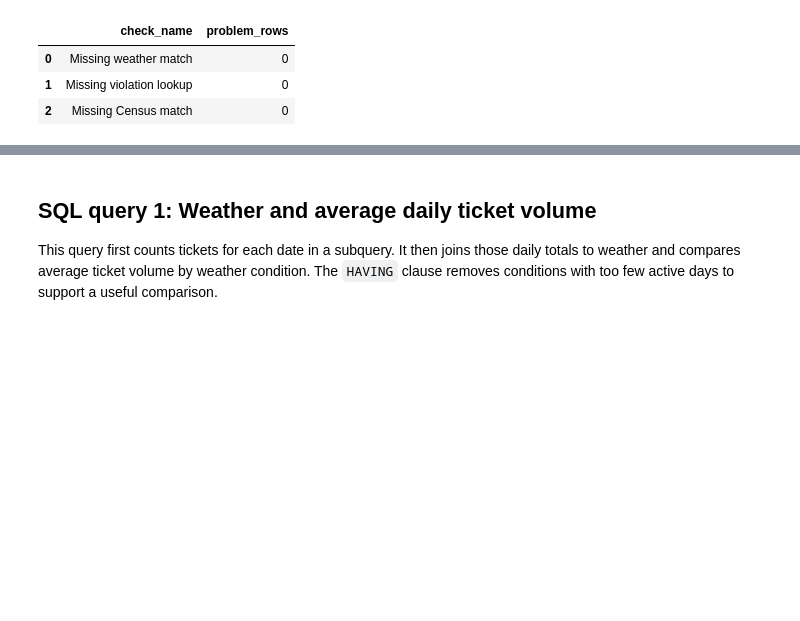
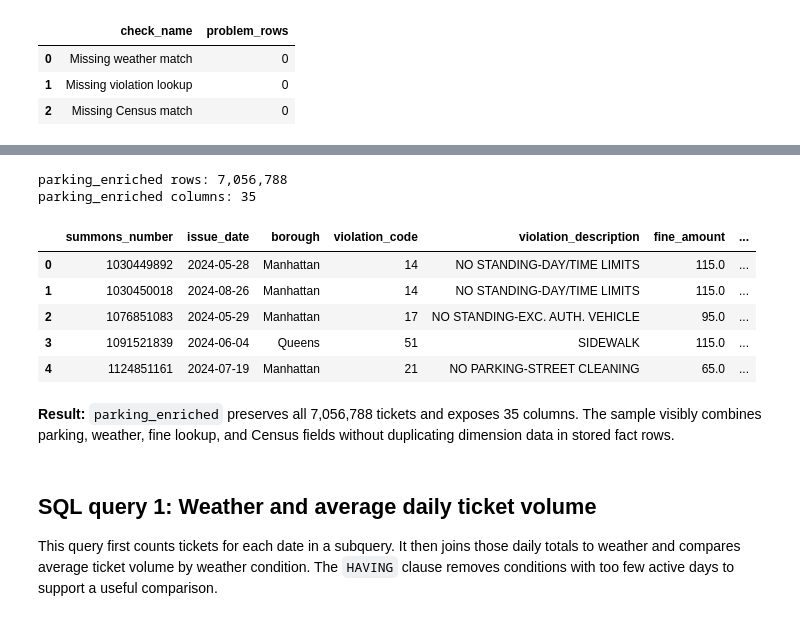
Before and after one commit to JaysonC41/parkinganalytics, a Jupyter notebook: notebooks/02_build_sqlite_database.ipynb, the cells around one changed output, grey strips where cells are left out. Cells and saved outputs as stored; diff of their text form; code cells hidden in the pictures; blank space fills up the shorter version.

```diff
--- a/notebooks/02_build_sqlite_database.ipynb
+++ b/notebooks/02_build_sqlite_database.ipynb
@@ -164,3 +204,52 @@ relationship_checks
+# %%
+enriched_row_count = connection.execute(
+    "SELECT COUNT(*) FROM parking_enriched"
+).fetchone()[0]
+enriched_columns = pd.read_sql_query(
+    "PRAGMA table_info(parking_enriched)",
+    connection,
+)
+
+print(f"parking_enriched rows: {enriched_row_count:,}")
+print(f"parking_enriched columns: {len(enriched_columns)}")
+
+assert enriched_row_count == 7_056_788
+assert len(enriched_columns) == 35
+
+enriched_sample = pd.read_sql_query(
+    '''
+    SELECT
+        summons_number,
+        issue_date,
+        borough,
+        violation_code,
+        violation_description,
+        fine_amount,
+        weather_condition,
+        precipitation,
+        population,
+        census_year
+    FROM parking_enriched
+    WHERE borough IS NOT NULL
+    LIMIT 5
+    ''',
+    connection,
+)
+enriched_sample
+# %% [output]
+parking_enriched rows: 7,056,788
+parking_enriched columns: 35
+|  | summons_number | issue_date | borough | violation_code | violation_description | fine_amount | ... |
+| 0 | 1030449892 | 2024-05-28 | Manhattan | 14 | NO STANDING-DAY/TIME LIMITS | 115.0 | ... |
+| 1 | 1030450018 | 2024-08-26 | Manhattan | 14 | NO STANDING-DAY/TIME LIMITS | 115.0 | ... |
+| 2 | 1076851083 | 2024-05-29 | Manhattan | 17 | NO STANDING-EXC. AUTH. VEHICLE | 95.0 | ... |
+| 3 | 1091521839 | 2024-06-04 | Queens | 51 | SIDEWALK | 115.0 | ... |
+| 4 | 1124851161 | 2024-07-19 | Manhattan | 21 | NO PARKING-STREET CLEANING | 65.0 | ... |
+# %% [markdown]
+**Result:** `parking_enriched` preserves all 7,056,788 tickets
+and exposes 35 columns. The sample visibly combines parking, weather, fine
+lookup, and Census fields without duplicating dimension data in stored fact
+rows.
 # %% [markdown]
 ## SQL query 1: Weather and average daily ticket volume
 
```
Also changed, not shown: parts of 23 cells of this notebook, 8 other files.
